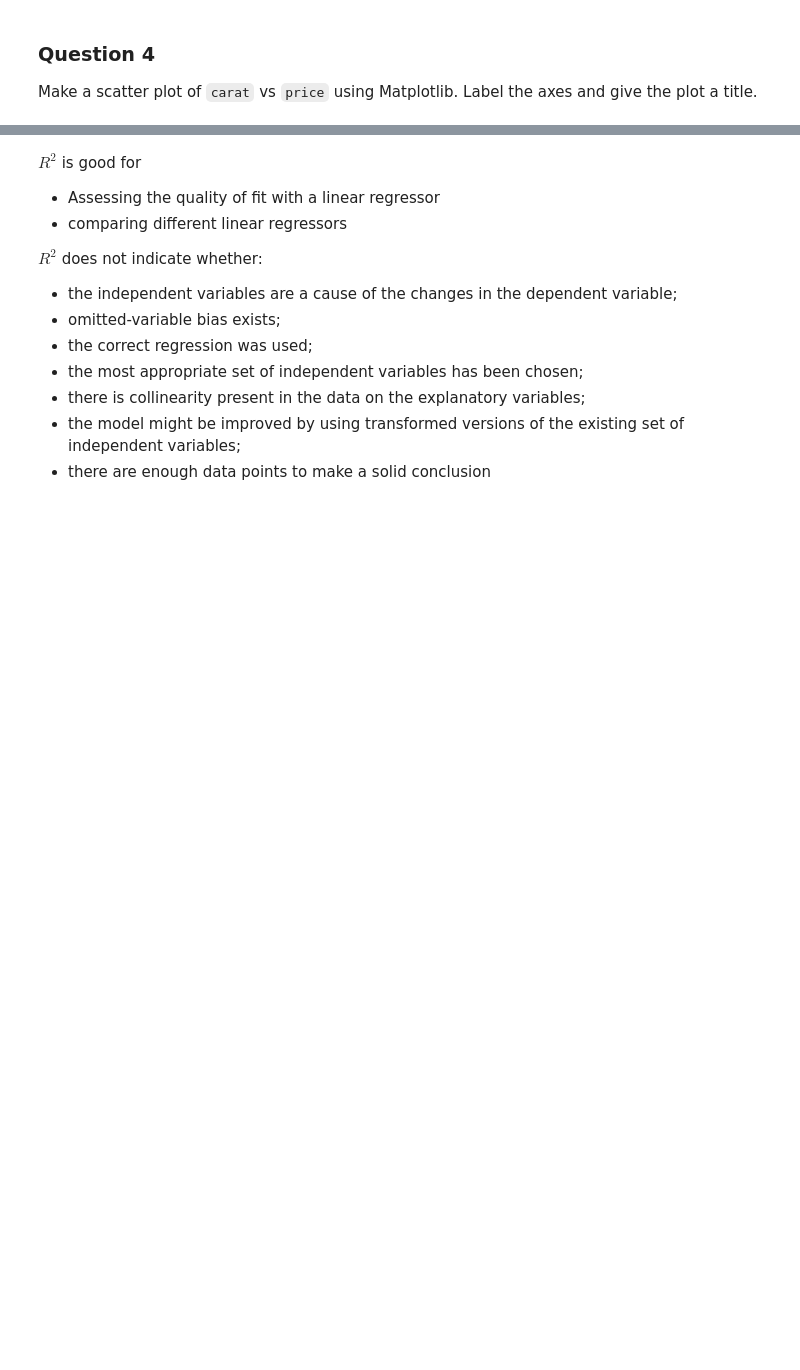
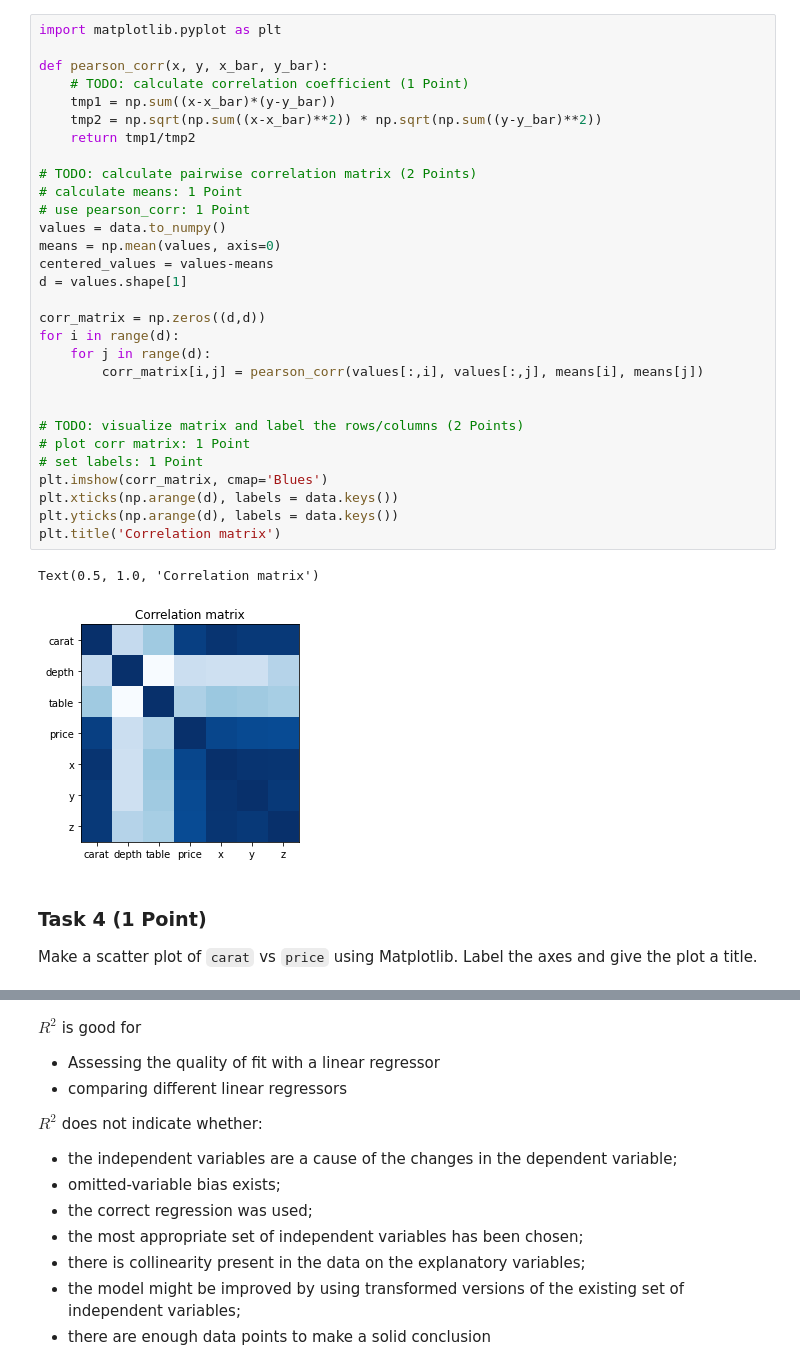
Before and after one commit to matthiasware/AGDML, a Jupyter notebook: exercise_0/solution.ipynb, the cells around one changed output, grey strips where cells are left out. Drawn from its saved outputs; the diff is of its cells as text; blank space fills up the shorter version.

```diff
--- a/exercise_0/solution.ipynb
+++ b/exercise_0/solution.ipynb
@@ -109,4 +103,37 @@ Text(0.5, 1.0, 'Variable Correlation Heatmap')
+# %%
+import matplotlib.pyplot as plt
+
+def pearson_corr(x, y, x_bar, y_bar):
+    # TODO: calculate correlation coefficient (1 Point)
+    tmp1 = np.sum((x-x_bar)*(y-y_bar))
+    tmp2 = np.sqrt(np.sum((x-x_bar)**2)) * np.sqrt(np.sum((y-y_bar)**2))
+    return tmp1/tmp2
+
+# TODO: calculate pairwise correlation matrix (2 Points)
+# calculate means: 1 Point
+# use pearson_corr: 1 Point
+values = data.to_numpy()
+means = np.mean(values, axis=0)
+centered_values = values-means
+d = values.shape[1]
+
+corr_matrix = np.zeros((d,d))
+for i in range(d):
+    for j in range(d):
+        corr_matrix[i,j] = pearson_corr(values[:,i], values[:,j], means[i], means[j])
+
+
+# TODO: visualize matrix and label the rows/columns (2 Points)
+# plot corr matrix: 1 Point
+# set labels: 1 Point
+plt.imshow(corr_matrix, cmap='Blues')
+plt.xticks(np.arange(d), labels = data.keys())
+plt.yticks(np.arange(d), labels = data.keys())
+plt.title('Correlation matrix')
+# %% [output]
+Text(0.5, 1.0, 'Correlation matrix')
+[figure, added]
 # %% [markdown]
-### Question 4
+### Task 4 (1 Point)
 Make a scatter plot of `carat` vs `price` using Matplotlib. Label the axes and give the plot a title.
 # %%
```
Also changed, not shown: parts of 17 cells of this notebook, 13 other files.
